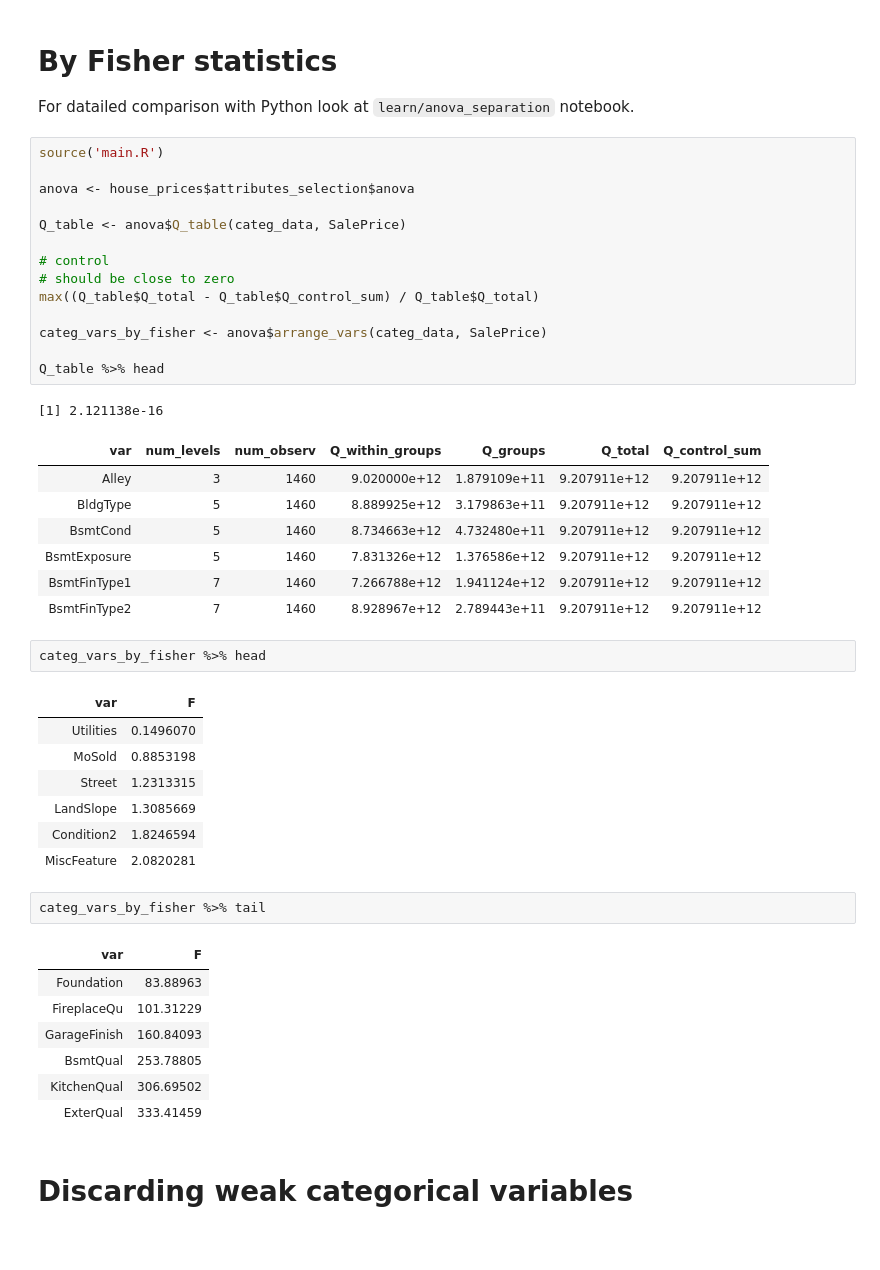
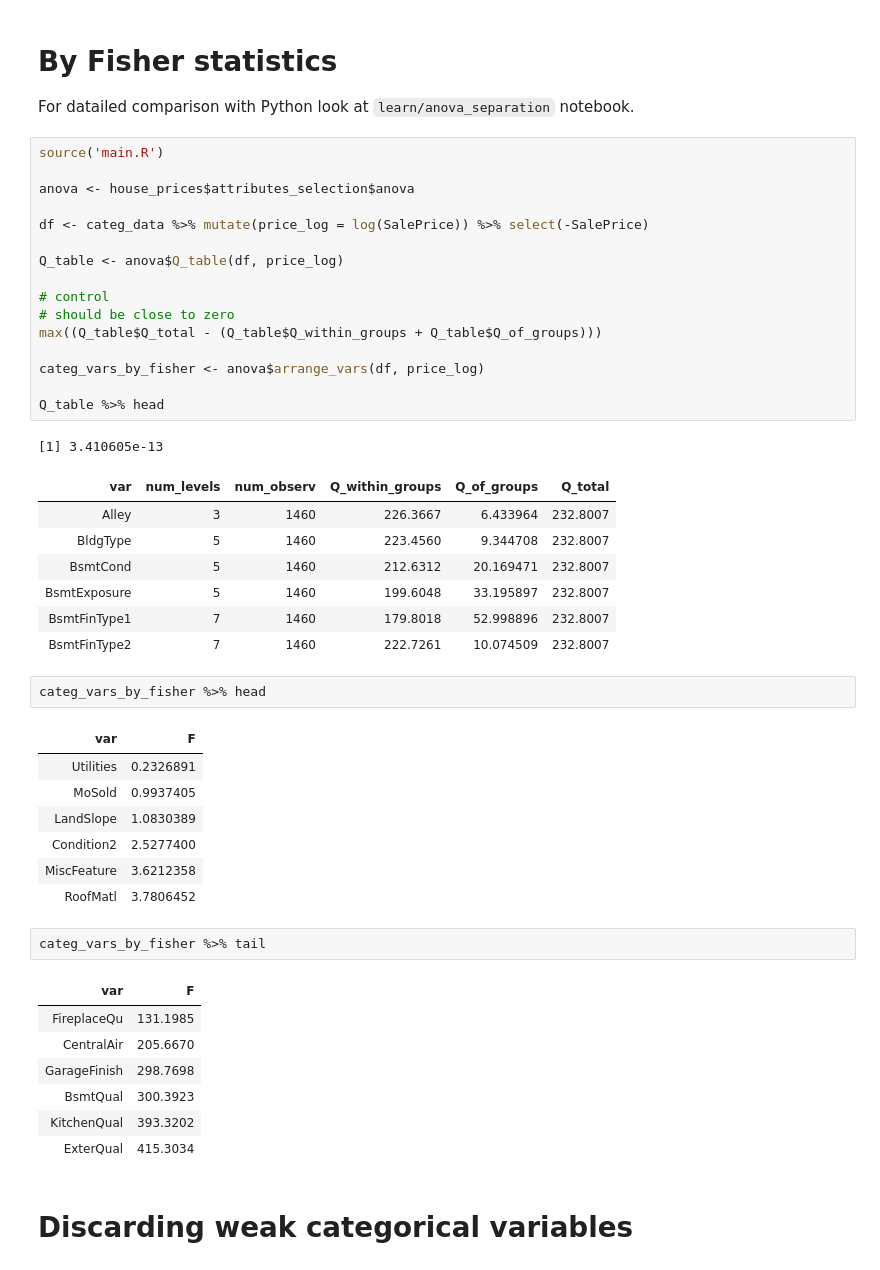
Before and after one commit to MatrixNorm/kaggle, a Jupyter notebook: rbooks/house_prices/01_first_look.ipynb, the cells around one changed output. Drawn from its saved outputs; the diff is of its cells as text.

```diff
--- a/rbooks/house_prices/01_first_look.ipynb
+++ b/rbooks/house_prices/01_first_look.ipynb
@@ -347,46 +347,48 @@ For datailed comparison with Python look at `learn/anova_separation` notebook.
 # %%
 source('main.R')
 
 anova <- house_prices$attributes_selection$anova
 
-Q_table <- anova$Q_table(categ_data, SalePrice)
+df <- categ_data %>% mutate(price_log = log(SalePrice)) %>% select(-SalePrice)
+
+Q_table <- anova$Q_table(df, price_log)
 
 # control
 # should be close to zero
-max((Q_table$Q_total - Q_table$Q_control_sum) / Q_table$Q_total)
+max((Q_table$Q_total - (Q_table$Q_within_groups + Q_table$Q_of_groups)))
 
-categ_vars_by_fisher <- anova$arrange_vars(categ_data, SalePrice)
+categ_vars_by_fisher <- anova$arrange_vars(df, price_log)
 
 Q_table %>% head
 # %% [output]
-[1] 2.121138e-16
+[1] 3.410605e-13
-| var | num_levels | num_observ | Q_within_groups | Q_groups | Q_total | Q_control_sum |
-| Alley | 3 | 1460 | 9.020000e+12 | 1.879109e+11 | 9.207911e+12 | 9.207911e+12 |
-| BldgType | 5 | 1460 | 8.889925e+12 | 3.179863e+11 | 9.207911e+12 | 9.207911e+12 |
-| BsmtCond | 5 | 1460 | 8.734663e+12 | 4.732480e+11 | 9.207911e+12 | 9.207911e+12 |
-| BsmtExposure | 5 | 1460 | 7.831326e+12 | 1.376586e+12 | 9.207911e+12 | 9.207911e+12 |
-| BsmtFinType1 | 7 | 1460 | 7.266788e+12 | 1.941124e+12 | 9.207911e+12 | 9.207911e+12 |
-| BsmtFinType2 | 7 | 1460 | 8.928967e+12 | 2.789443e+11 | 9.207911e+12 | 9.207911e+12 |
+| var | num_levels | num_observ | Q_within_groups | Q_of_groups | Q_total |
+| Alley | 3 | 1460 | 226.3667 | 6.433964 | 232.8007 |
+| BldgType | 5 | 1460 | 223.4560 | 9.344708 | 232.8007 |
+| BsmtCond | 5 | 1460 | 212.6312 | 20.169471 | 232.8007 |
+| BsmtExposure | 5 | 1460 | 199.6048 | 33.195897 | 232.8007 |
+| BsmtFinType1 | 7 | 1460 | 179.8018 | 52.998896 | 232.8007 |
+| BsmtFinType2 | 7 | 1460 | 222.7261 | 10.074509 | 232.8007 |
 # %%
 categ_vars_by_fisher %>% head
 # %% [output]
 | var | F |
-| Utilities | 0.1496070 |
-| MoSold | 0.8853198 |
-| Street | 1.2313315 |
-| LandSlope | 1.3085669 |
-| Condition2 | 1.8246594 |
-| MiscFeature | 2.0820281 |
+| Utilities | 0.2326891 |
+| MoSold | 0.9937405 |
+| LandSlope | 1.0830389 |
+| Condition2 | 2.5277400 |
+| MiscFeature | 3.6212358 |
+| RoofMatl | 3.7806452 |
 # %%
 categ_vars_by_fisher %>% tail
 # %% [output]
 | var | F |
-| Foundation | 83.88963 |
-| FireplaceQu | 101.31229 |
-| GarageFinish | 160.84093 |
-| BsmtQual | 253.78805 |
-| KitchenQual | 306.69502 |
-| ExterQual | 333.41459 |
+| FireplaceQu | 131.1985 |
+| CentralAir | 205.6670 |
+| GarageFinish | 298.7698 |
+| BsmtQual | 300.3923 |
+| KitchenQual | 393.3202 |
+| ExterQual | 415.3034 |
 # %% [markdown]
 # Discarding weak categorical variables
 # %%
```
Also changed, not shown: 1 other file.
